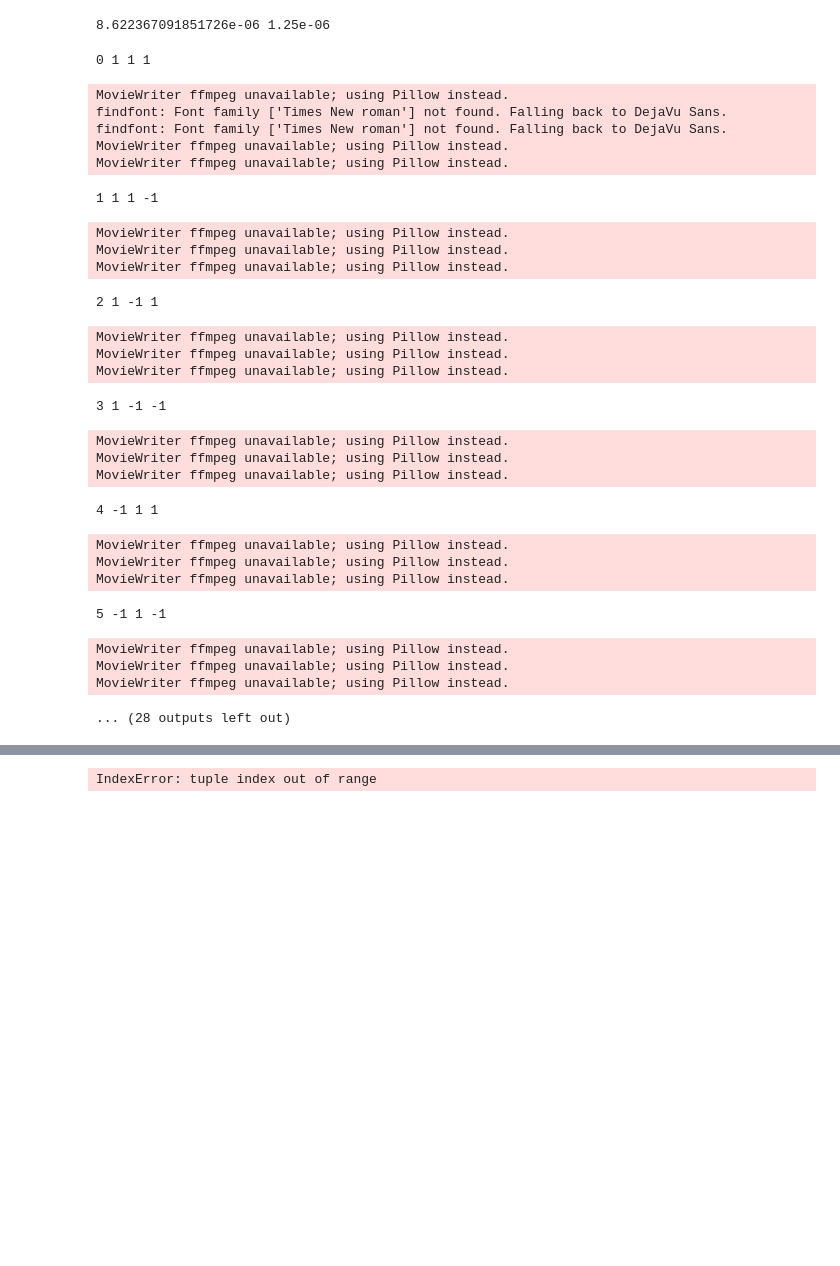
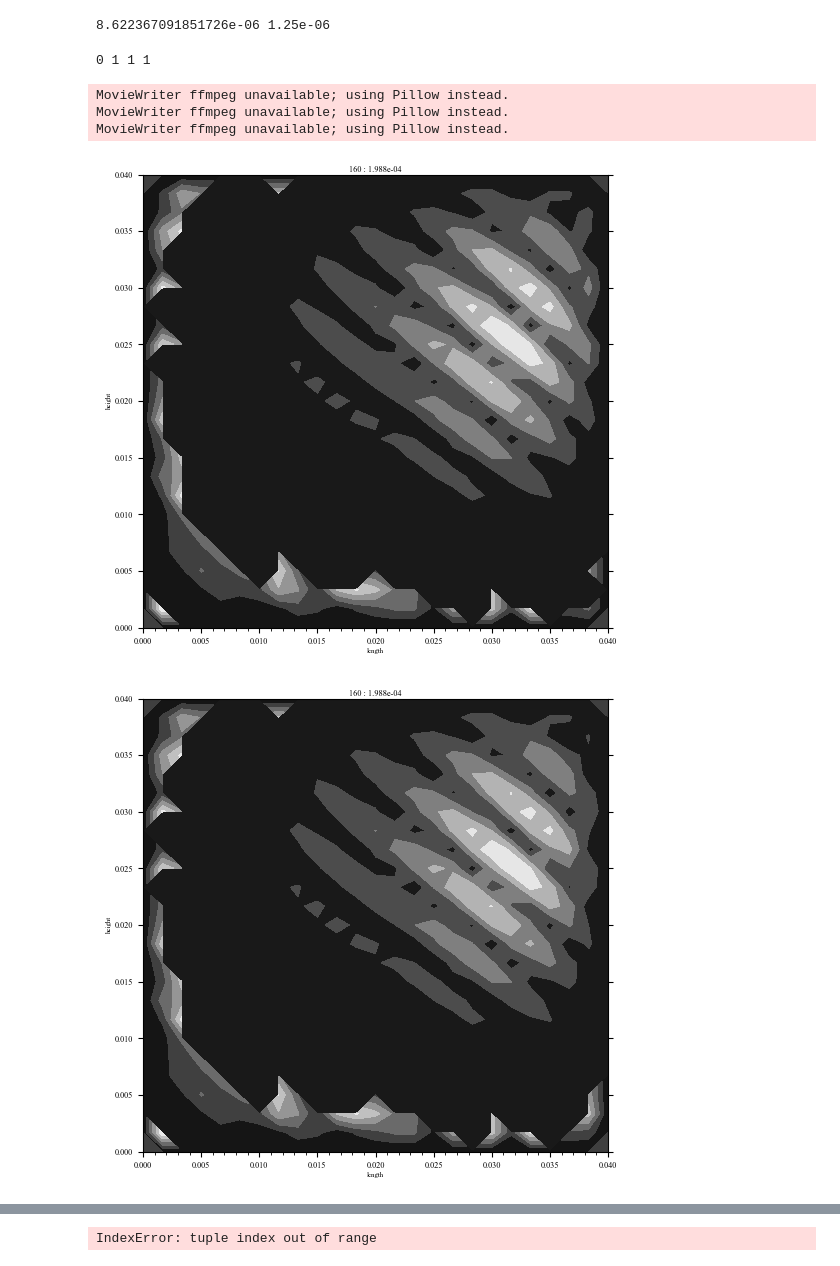
Before and after one commit to danchendrickson/3D_EFIT, a Jupyter notebook: Run_Rail_EFIT.ipynb, the cells around one changed output, grey strips where cells are left out. Cells and saved outputs as stored; diff of their text form; code cells hidden in the pictures; blank space fills up the shorter version.

```diff
--- a/Run_Rail_EFIT.ipynb
+++ b/Run_Rail_EFIT.ipynb
@@ -139,7 +140,7 @@ def loooop(looooooping):
     [vx,vy,vz]=[0,0,0]
 
     #Initialize EFIT Model
-    Rail = EFIT.EFIT(gl, gw, gh, ts, gs, sx, sy, sz)
+    Rail = EFIT.EFIT(gl, gw, gh, ts, gs) #, sx, sy, sz)
 
     #Set Material Properties consitant througout
     Rail.Gp[0,:,:,:] = rho  #constant Density
@@ -203,37 +204,16 @@ def loooop(looooooping):
 
     return CenterXResults,CenterYResults,CenterZResults
 # %%
-#Results = loooop(2)
+Results = loooop(0)
 #Results = Parallel(n_jobs=62)(delayed(loooop)(i) for i in range(8))
-for i in range(8):
-    Results = loooop(i)
+#for i in range(8):
+#    Results = loooop(i)
 #    for j in range(20):
 #        print(np.sum(Results[0][j*8][0]),np.sum(Results[1][j*8][0]),np.sum(Results[2][j*8][0]))
 # %% [output]
 0 1 1 1
-MovieWriter ffmpeg unavailable; using Pillow instead.
-findfont: Font family ['Times New roman'] not found. Falling back to DejaVu Sans.
-findfont: Font family ['Times New roman'] not found. Falling back to DejaVu Sans.
 MovieWriter ffmpeg unavailable; using Pillow instead.
 MovieWriter ffmpeg unavailable; using Pillow instead.
+MovieWriter ffmpeg unavailable; using Pillow instead.
-1 1 1 -1
-MovieWriter ffmpeg unavailable; using Pillow instead.
-MovieWriter ffmpeg unavailable; using Pillow instead.
-MovieWriter ffmpeg unavailable; using Pillow instead.
-2 1 -1 1
-MovieWriter ffmpeg unavailable; using Pillow instead.
-MovieWriter ffmpeg unavailable; using Pillow instead.
-MovieWriter ffmpeg unavailable; using Pillow instead.
-3 1 -1 -1
-MovieWriter ffmpeg unavailable; using Pillow instead.
-MovieWriter ffmpeg unavailable; using Pillow instead.
-MovieWriter ffmpeg unavailable; using Pillow instead.
-4 -1 1 1
-MovieWriter ffmpeg unavailable; using Pillow instead.
-MovieWriter ffmpeg unavailable; using Pillow instead.
-MovieWriter ffmpeg unavailable; using Pillow instead.
-5 -1 1 -1
-MovieWriter ffmpeg unavailable; using Pillow instead.
-MovieWriter ffmpeg unavailable; using Pillow instead.
-MovieWriter ffmpeg unavailable; using Pillow instead.
-... (28 outputs left out)
+[figure, added]
+[figure, added]
```
Also changed, not shown: parts of 3 cells of this notebook, 1 other file.
